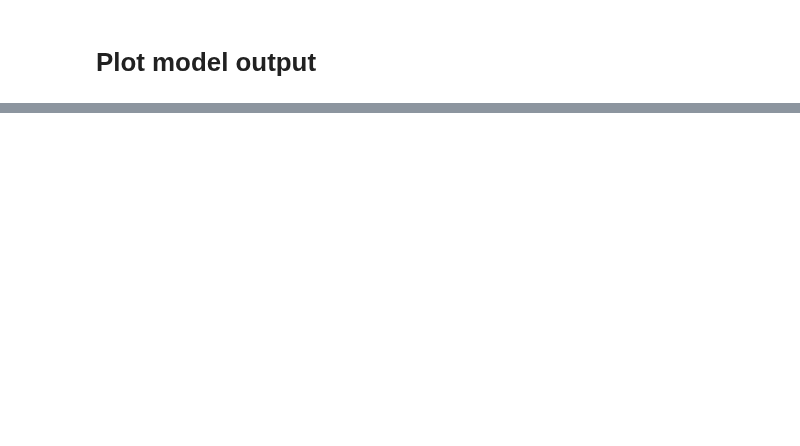
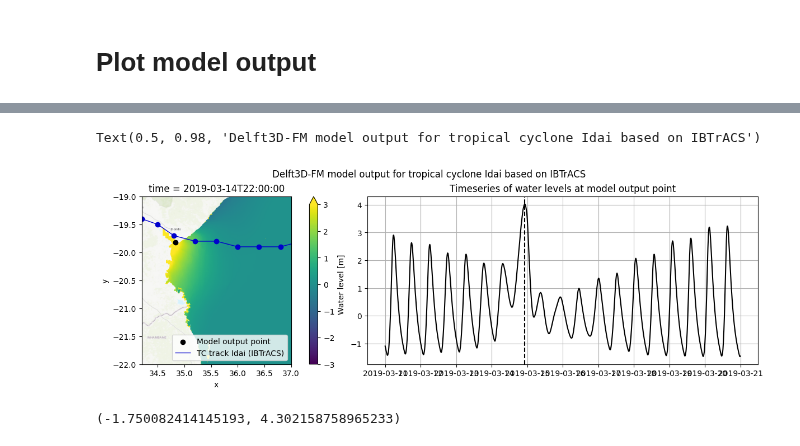
Before and after one commit to HORIZON-COMPASS/compound-flooding-tropical-cyclones, a Jupyter notebook: Delft3DFM/mozambique_model/scripts/plot_output.ipynb, the cells around one changed output, grey strips where cells are left out. Drawn from its saved outputs; the diff is of its cells as text; code cells hidden in the pictures; blank space fills up the shorter version.

```diff
--- a/Delft3DFM/mozambique_model/scripts/plot_output.ipynb
+++ b/Delft3DFM/mozambique_model/scripts/plot_output.ipynb
@@ -96,0 +93,3 @@ if file_nc_his is not None:
+# %%
+files_nc_map = glob.glob(os.path.join(dir_runs,model,'output','*map.nc'))
+ds_dfm_map = dfmt.open_partitioned_dataset(files_nc_map)
@@ -96,0 +100,12 @@ if file_nc_his is not None:
+# %%
+# Find time of max WL at the output location
+id_ts_max = ds_his_sel['waterlevel'].sel(stations=['BEIRA IHO']).argmax().values.tolist()
+time_ts_max = ds_his_sel['time'].isel(time=id_ts_max).values
+# %%
+shapefile_path = r"p:\11210471-001-compass\01_Data\IBTrACS\SELECTED_TRACKS\IBTrACS_IDAI.shp"
+gdf = gpd.read_file(shapefile_path)
+
+# Check the contents of the GeoDataFrame
+print(gdf.head())
+line = LineString(gdf.geometry)
+line_gdf = gpd.GeoDataFrame(geometry=[line], crs=gdf.crs)
@@ -96,0 +150,32 @@ if file_nc_his is not None:
+# %%
+fig = plt.figure(layout="constrained",figsize=(12,4))
+gs = GridSpec(1, 3, figure=fig)
+ax1 = fig.add_subplot(gs[0, 0])#projection = ccrs.epsg(32736))
+
+ax1.set_title('Total water level [mMSL]')
+#sc = ax1.scatter(ds_dfm_map['mesh2d_face_x'].values, ds_dfm_map['mesh2d_face_y'].values, c=ds_dfm_map['mesh2d_s1'].sel(time=time_ts_max,method='nearest').values,vmin=-3,vmax=3,  cmap='viridis',s=5)
+sc = ds_dfm_map['mesh2d_s1'].sel(time=time_ts_max,method='nearest').ugrid.plot(ax=ax1,vmin=-3,vmax=3,cmap='viridis')
+plot_loc = ax1.scatter(ds_his_sel.sel(stations=['BEIRA IHO']).station_x_coordinate, ds_his_sel.sel(stations=['BEIRA IHO']).station_y_coordinate,c='k',label='Model output point')
+ax1.set_aspect('equal')
+ax1.set_ylim([-22,-19]); ax1.set_xlim([34.2,37])
+ctx.add_basemap(ax=ax1, source=ctx.providers.Esri.WorldTopoMap, crs='EPSG:4326', attribution=False)
+gdf.plot(ax=ax1,color='mediumblue', linewidth=1)
+line_gdf.plot(ax=ax1, color='mediumblue', linewidth=1, label='TC track Idai (IBTrACS)')
+ax1.legend(loc='lower right')
+
+ax2 = fig.add_subplot(gs[0, 1:])
+ax2.plot(ds_his_sel.sel(time=slice('2019-03-11','2019-03-20')).sel(stations='BEIRA IHO').time,ds_his_sel.sel(time=slice('2019-03-11','2019-03-20')).sel(stations='BEIRA IHO').waterlevel,color='k')
+lims = ax2.get_ylim()
+ax2.plot([time_ts_max,time_ts_max],lims,'k--')
+ax2.set_ylim(lims)
+ax2.grid()
+ax2.set_title('Timeseries of water levels at model output point')
+
+fig.suptitle('Delft3D-FM model output for tropical cyclone Idai based on IBTrACS')
+# %% [output]
+Text(0.5, 0.98, 'Delft3D-FM model output for tropical cyclone Idai based on IBTrACS')
+[figure, added]
+# %%
+ax2.get_ylim()
+# %% [output]
+(-1.750082414145193, 4.302158758965233)
```
Also changed, not shown: parts of 13 cells of this notebook.
